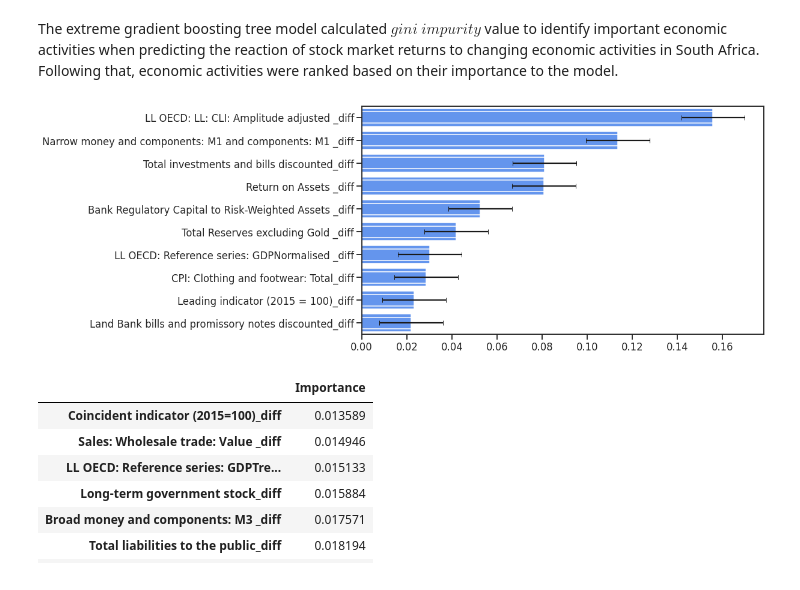
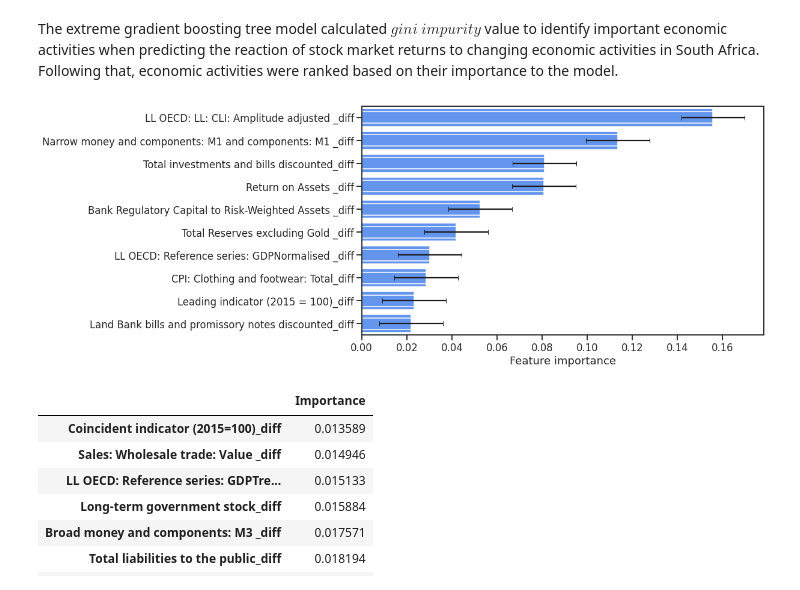
Before and after one commit to tshepochris/mastersproject, a Jupyter notebook: mastersproject.ipynb, the cells around one changed output. Drawn from its saved outputs; the diff is of its cells as text; code cells hidden in the pictures.

```diff
--- a/mastersproject.ipynb
+++ b/mastersproject.ipynb
@@ -491,19 +491,18 @@ plt.show() # show important South African macroeconomic features to the random f
 # %% [markdown]
 The extreme gradient boosting tree model calculated $gini$ $impurity$ value to identify important economic activities when predicting the reaction of stock market returns to changing economic activities in South Africa. Following that, economic activities were ranked based on their importance to the model.
 # %%
-std_errors = np.std(importance_xgbt_top_ten, ddof=1) / np.sqrt(len(importance_xgbt_top_ten))
-
-fig = plt.figure()
+std_errors=np.std(importance_xgbt_top_ten, ddof=1) / np.sqrt(len(importance_xgbt_top_ten))
+fig=plt.figure()
 plt.barh(y=np.arange(len(importance_xgbt_top_ten)), #x-coordinates of bars
        width=importance_xgbt_top_ten, #height of bars
        xerr=std_errors, #error bar wixgbth
        capsize=4, color="cornflowerblue")
 plt.grid(False)
-
-importance_xgbt_top_ten.plot(kind = "barh", color = "cornflowerblue")
+importance_xgbt_top_ten.plot(kind="barh", color="cornflowerblue")
+plt.xlabel("Feature importance")
 plt.show() # show important South African macroeconomic features to the extreme gradient boosting tree model
 # %% [output]
-[figure, old version]
+[figure, new version]
 # %%
 count_importance_dt
 # %% [output]
```
Also changed, not shown: parts of 35 cells of this notebook.
